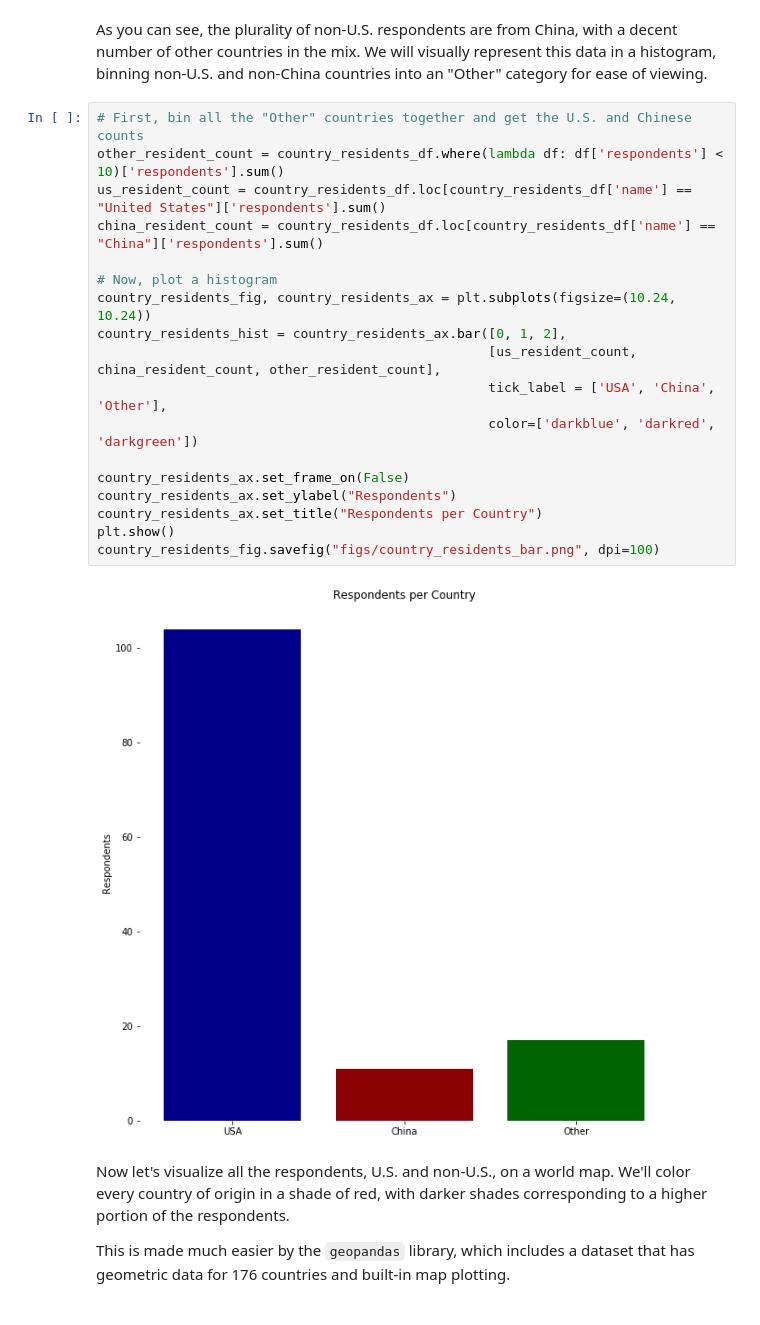
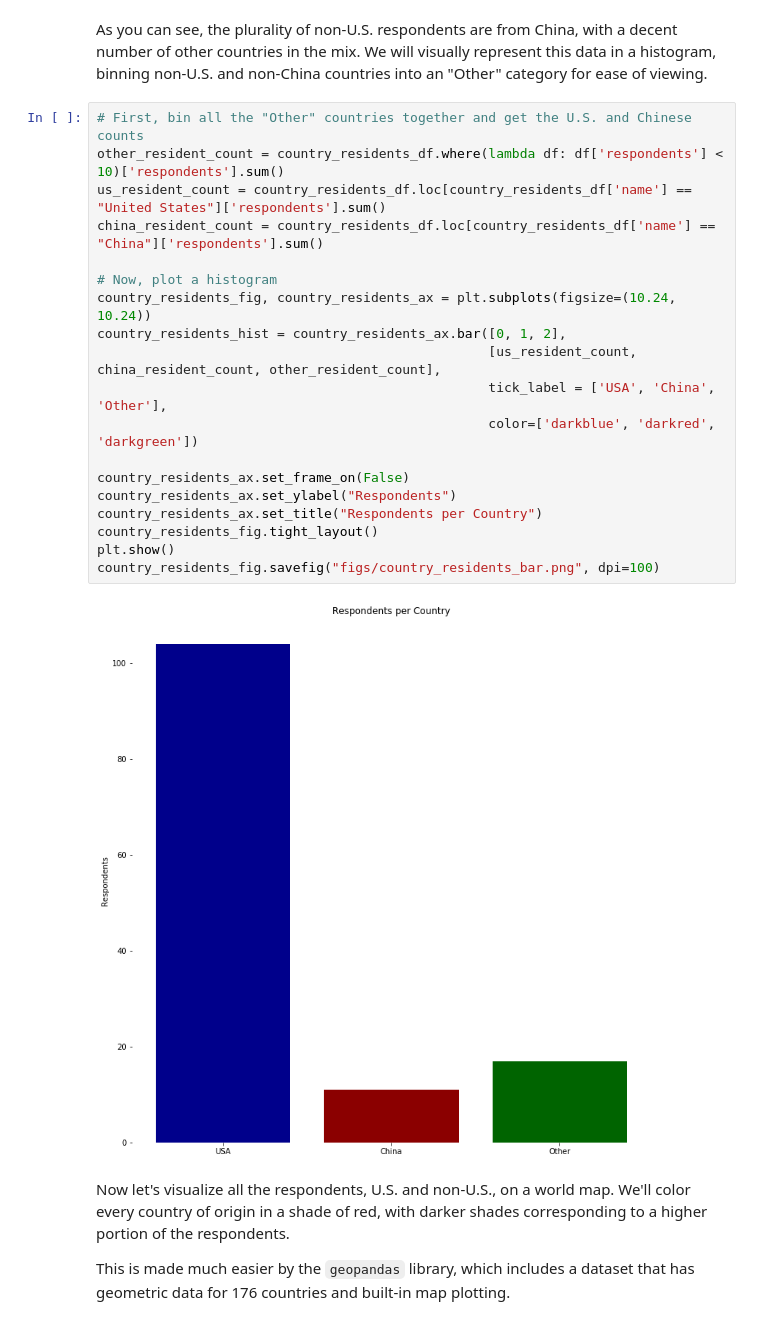
Before and after one commit to JBoggsy/CEE501-Student-Data, a Jupyter notebook: Data Visualization.ipynb, the cells around one changed output. Drawn from its saved outputs; the diff is of its cells as text.

```diff
--- a/Data Visualization.ipynb
+++ b/Data Visualization.ipynb
@@ -493,23 +497,24 @@ As you can see, the plurality of non-U.S. respondents are from China, with a dec
 # %%
 # First, bin all the "Other" countries together and get the U.S. and Chinese counts
 other_resident_count = country_residents_df.where(lambda df: df['respondents'] < 10)['respondents'].sum()
 us_resident_count = country_residents_df.loc[country_residents_df['name'] == "United States"]['respondents'].sum()
 china_resident_count = country_residents_df.loc[country_residents_df['name'] == "China"]['respondents'].sum()
 
 # Now, plot a histogram
 country_residents_fig, country_residents_ax = plt.subplots(figsize=(10.24, 10.24))
 country_residents_hist = country_residents_ax.bar([0, 1, 2],
                                                   [us_resident_count, china_resident_count, other_resident_count],
                                                   tick_label = ['USA', 'China', 'Other'],
                                                   color=['darkblue', 'darkred', 'darkgreen'])
 
 country_residents_ax.set_frame_on(False)
 country_residents_ax.set_ylabel("Respondents")
 country_residents_ax.set_title("Respondents per Country")
+country_residents_fig.tight_layout()
 plt.show()
 country_residents_fig.savefig("figs/country_residents_bar.png", dpi=100)
 # %% [output]
-[figure, old version]
+[figure, new version]
 # %% [markdown]
 Now let's visualize all the respondents, U.S. and non-U.S., on a world map. We'll color every country of origin in a shade of red, with darker shades corresponding to a higher portion of the respondents.
 
```
Also changed, not shown: parts of 7 cells of this notebook, 11 other files.
